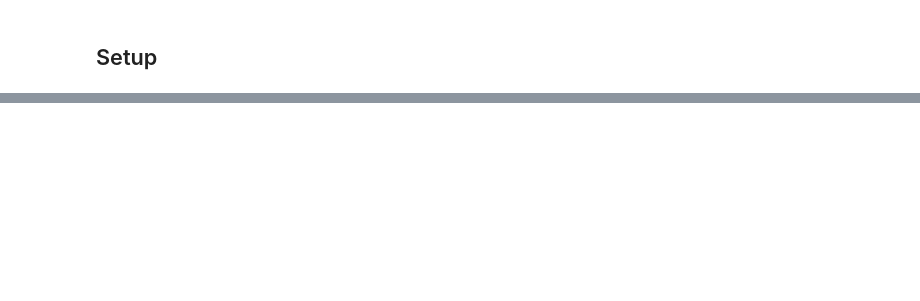
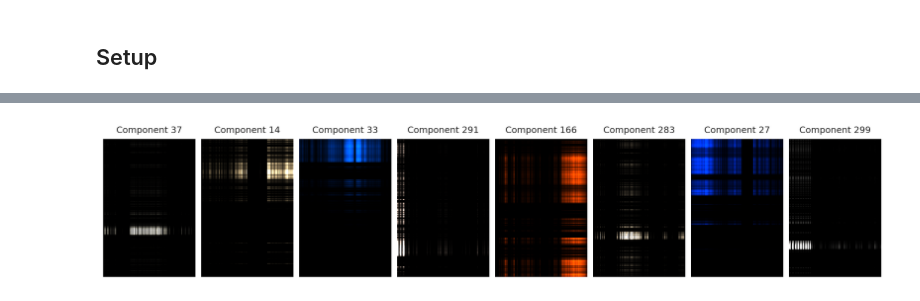
Before and after one commit to pashtari/inro, a Jupyter notebook: notebooks/futon_solvers.ipynb, the cells around one changed output, grey strips where cells are left out. Drawn from its saved outputs; the diff is of its cells as text; code cells hidden in the pictures; blank space fills up the shorter version.

```diff
--- a/notebooks/futon_solvers.ipynb
+++ b/notebooks/futon_solvers.ipynb
@@ -339,0 +485,30 @@ plt.show()
+# %%
+model = fitted["FUTON (linear, MU)"]
+with torch.no_grad():
+    x = image.input.to(device)  # (H, W, 2) grid coordinates
+    rows, columns = x[:, 0, 0], x[0, :, 1]
+    basis, combiner = model.encoding.basis, model.encoding.combiner
+    responses = [
+        basis.axis_features(u, c) @ factor
+        for c, (u, factor) in enumerate(zip((rows, columns), combiner.factors))
+    ]
+    weight = model.decoder.weight  # (3, R)
+    strength = responses[0].sum(0) * responses[1].sum(0) * weight.sum(0)
+    chosen = strength.topk(8).indices
+    parts = torch.einsum(
+        "hr,wr,dr->rhwd",
+        responses[0][:, chosen],
+        responses[1][:, chosen],
+        weight[:, chosen],
+    )
+
+show(
+    [
+        (f"Component {i}", (part / part.quantile(0.995)).clamp(max=1).cpu().numpy())
+        for i, part in zip(chosen.tolist(), parts)
+    ],
+    ncols=8,
+)
+plt.show()
+# %% [output]
+[figure, added]
```
Also changed, not shown: parts of 37 cells of this notebook, 5 other files.
